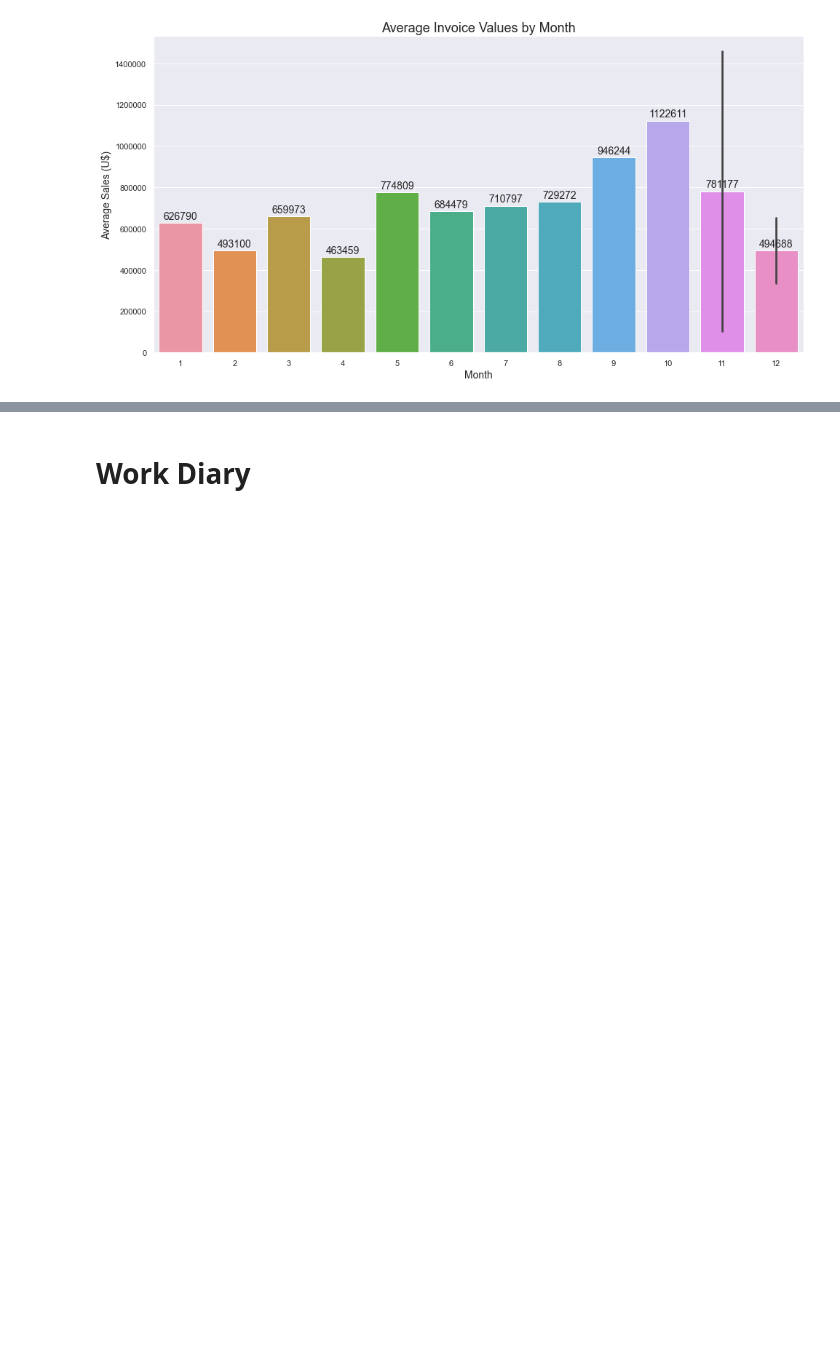
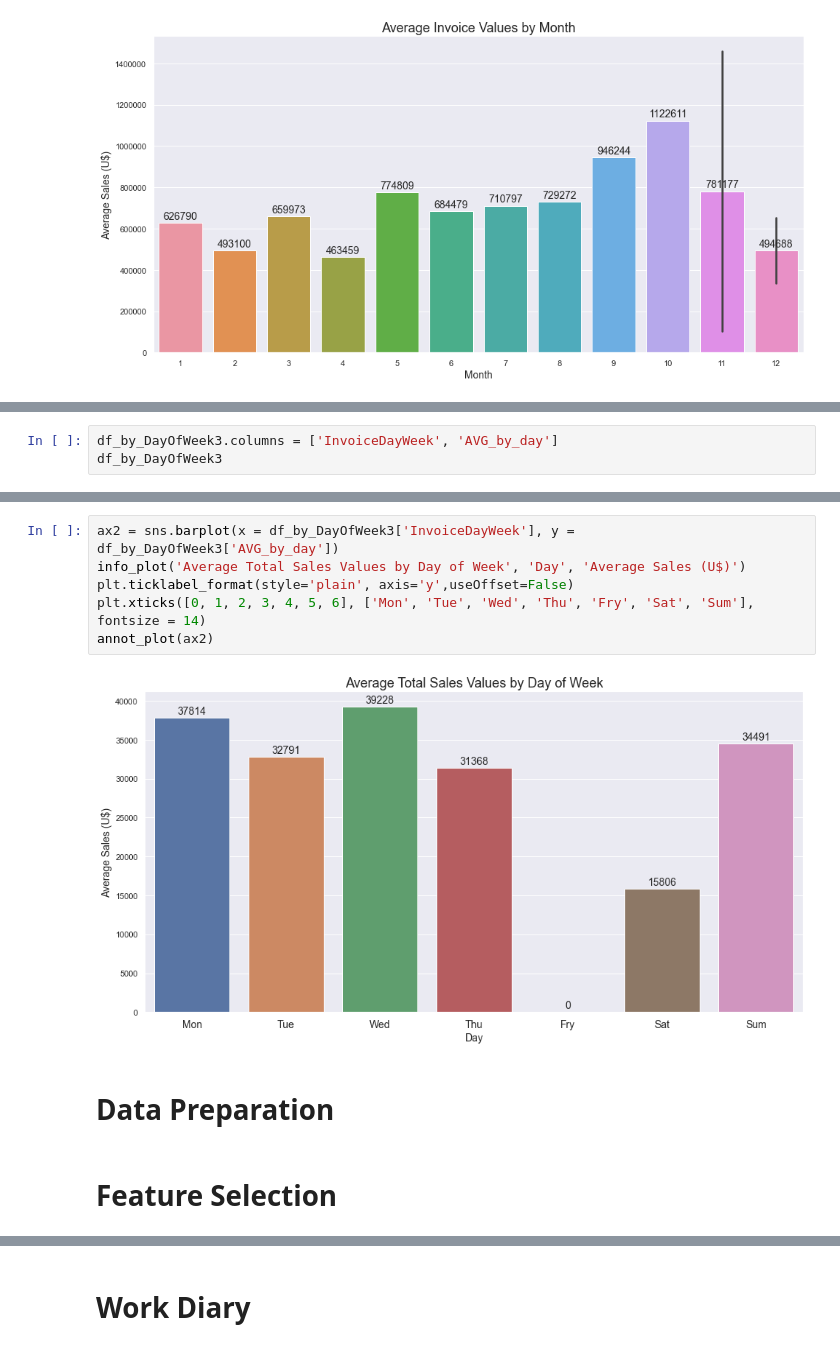
Before and after one commit to felipedmnq/PA05-Insiders-Program, a Jupyter notebook: Notebooks/c1.0-fdv-end-to-end-clustering-W2.ipynb, the cells around one changed output, grey strips where cells are left out. Saved outputs shown, nothing was run; the diff lists cells and outputs as text; blank space fills up the shorter version.

```diff
--- a/Notebooks/c1.0-fdv-end-to-end-clustering-W2.ipynb
+++ b/Notebooks/c1.0-fdv-end-to-end-clustering-W2.ipynb
@@ -1010,0 +1112,3 @@ df_by_DayOfWeek
+# %%
+df_by_DayOfWeek3.columns = ['InvoiceDayWeek', 'AVG_by_day']
+df_by_DayOfWeek3
@@ -1010,0 +1132,12 @@ df_by_DayOfWeek
+# %%
+ax2 = sns.barplot(x = df_by_DayOfWeek3['InvoiceDayWeek'], y = df_by_DayOfWeek3['AVG_by_day'])
+info_plot('Average Total Sales Values by Day of Week', 'Day', 'Average Sales (U$)')
+plt.ticklabel_format(style='plain', axis='y',useOffset=False)
+plt.xticks([0, 1, 2, 3, 4, 5, 6], ['Mon', 'Tue', 'Wed', 'Thu', 'Fry', 'Sat', 'Sum'], fontsize = 14)
+annot_plot(ax2)
+# %% [output]
+[figure, added]
+# %% [markdown]
+# Data Preparation
+# %% [markdown]
+# Feature Selection
```
Also changed, not shown: parts of 46 cells of this notebook.
